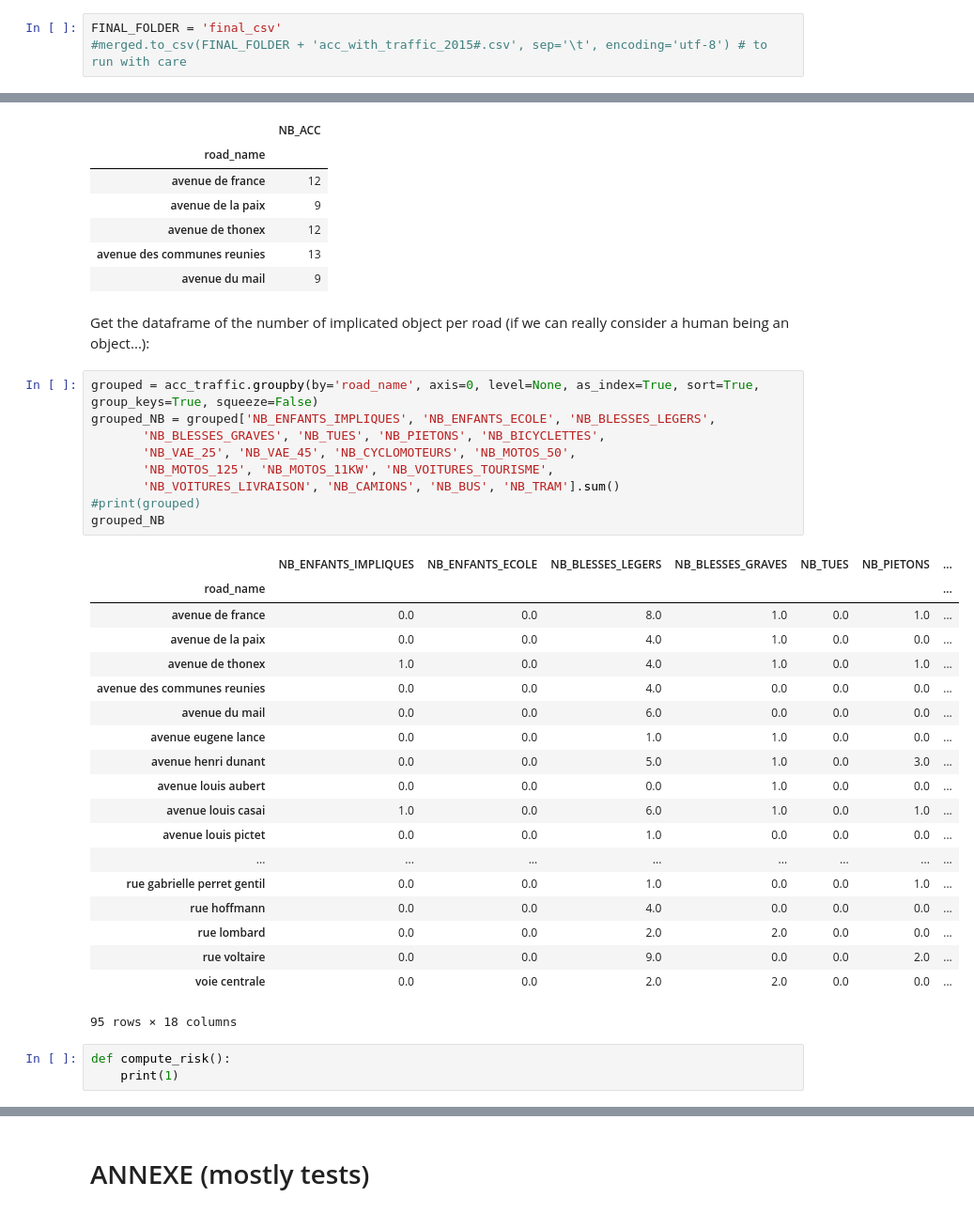
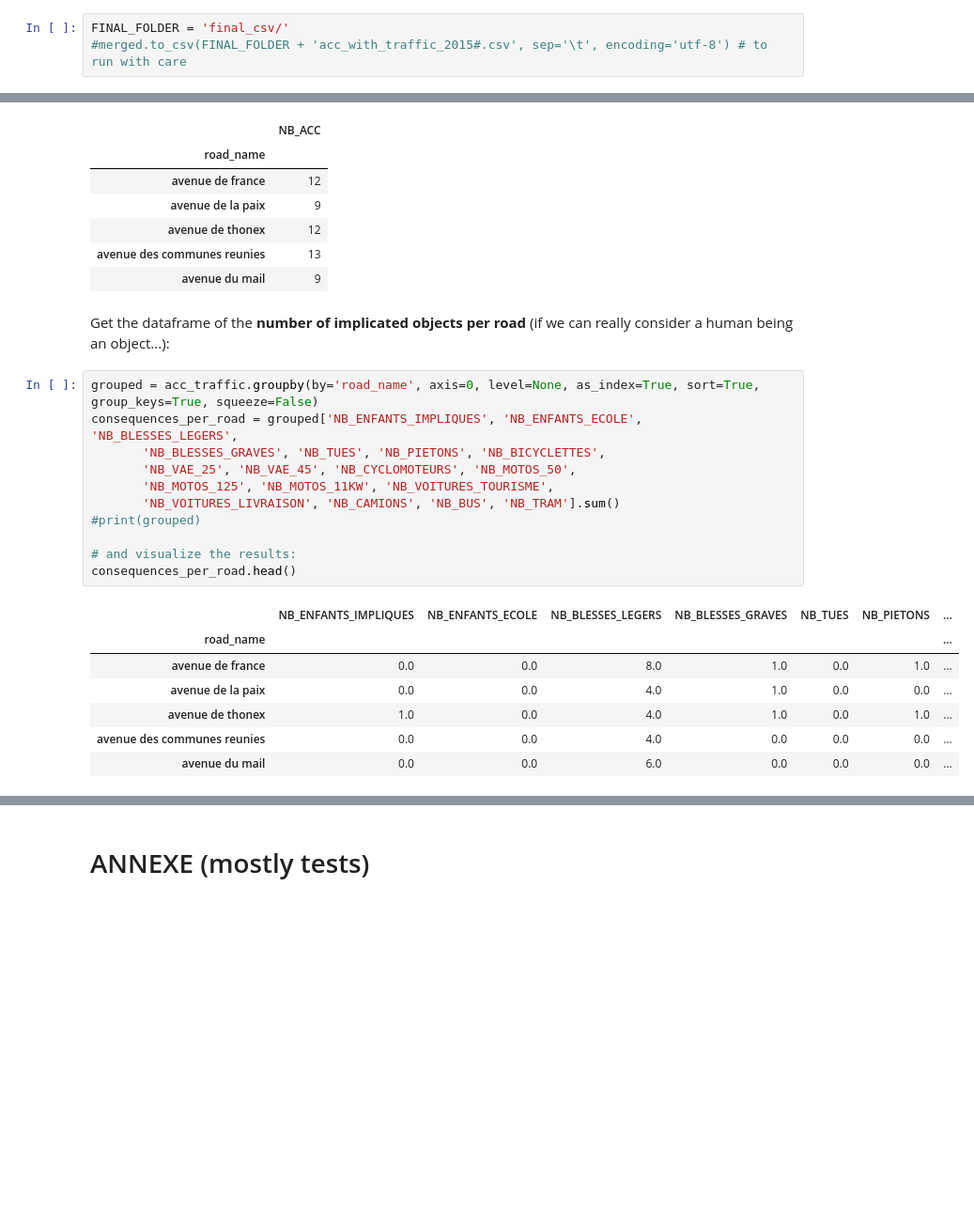
Before and after one commit to LucaZampieri/ADA_homework_LMX, a Jupyter notebook: LMX_Project/LUCA/Road_name_traffic.ipynb, the cells around one changed output, grey strips where cells are left out. Shown at 94% size. Saved outputs shown, nothing was run; the diff lists cells and outputs as text; blank space fills up the shorter version.

```diff
--- a/LMX_Project/LUCA/Road_name_traffic.ipynb
+++ b/LMX_Project/LUCA/Road_name_traffic.ipynb
@@ -802,6 +816,6 @@ We see that we lost 2/3 of our data. This was expectable since the traffic is no
 # %% [markdown]
 Write down in a csv file:
 # %%
-FINAL_FOLDER = 'final_csv'
+FINAL_FOLDER = 'final_csv/'
 #merged.to_csv(FINAL_FOLDER + 'acc_with_traffic_2015#.csv', sep='\t', encoding='utf-8') # to run with care
 # %% [markdown]
@@ -896,36 +883,23 @@ nb_acc_by_road.head()
 | avenue des communes reunies | 13 |
 | avenue du mail | 9 |
 # %% [markdown]
-Get the dataframe of the number of implicated object per road (if we can really consider a human being an object...):
+Get the dataframe of the **number of implicated objects per road** (if we can really consider a human being an object...):
 # %%
 grouped = acc_traffic.groupby(by='road_name', axis=0, level=None, as_index=True, sort=True, group_keys=True, squeeze=False)
-grouped_NB = grouped['NB_ENFANTS_IMPLIQUES', 'NB_ENFANTS_ECOLE', 'NB_BLESSES_LEGERS',
+consequences_per_road = grouped['NB_ENFANTS_IMPLIQUES', 'NB_ENFANTS_ECOLE', 'NB_BLESSES_LEGERS',
        'NB_BLESSES_GRAVES', 'NB_TUES', 'NB_PIETONS', 'NB_BICYCLETTES',
        'NB_VAE_25', 'NB_VAE_45', 'NB_CYCLOMOTEURS', 'NB_MOTOS_50',
        'NB_MOTOS_125', 'NB_MOTOS_11KW', 'NB_VOITURES_TOURISME',
        'NB_VOITURES_LIVRAISON', 'NB_CAMIONS', 'NB_BUS', 'NB_TRAM'].sum()
 #print(grouped)
-grouped_NB
+
+# and visualize the results:
+consequences_per_road.head()
 # %% [output]
 |  | NB_ENFANTS_IMPLIQUES | NB_ENFANTS_ECOLE | NB_BLESSES_LEGERS | NB_BLESSES_GRAVES | NB_TUES | NB_PIETONS | ... |
 | road_name |  |  |  |  |  |  | ... |
 | avenue de france | 0.0 | 0.0 | 8.0 | 1.0 | 0.0 | 1.0 | ... |
 | avenue de la paix | 0.0 | 0.0 | 4.0 | 1.0 | 0.0 | 0.0 | ... |
 | avenue de thonex | 1.0 | 0.0 | 4.0 | 1.0 | 0.0 | 1.0 | ... |
 | avenue des communes reunies | 0.0 | 0.0 | 4.0 | 0.0 | 0.0 | 0.0 | ... |
 | avenue du mail | 0.0 | 0.0 | 6.0 | 0.0 | 0.0 | 0.0 | ... |
-| avenue eugene lance | 0.0 | 0.0 | 1.0 | 1.0 | 0.0 | 0.0 | ... |
-| avenue henri dunant | 0.0 | 0.0 | 5.0 | 1.0 | 0.0 | 3.0 | ... |
-| avenue louis aubert | 0.0 | 0.0 | 0.0 | 1.0 | 0.0 | 0.0 | ... |
-| avenue louis casai | 1.0 | 0.0 | 6.0 | 1.0 | 0.0 | 1.0 | ... |
-| avenue louis pictet | 0.0 | 0.0 | 1.0 | 0.0 | 0.0 | 0.0 | ... |
-| ... | ... | ... | ... | ... | ... | ... | ... |
-| rue gabrielle perret gentil | 0.0 | 0.0 | 1.0 | 0.0 | 0.0 | 1.0 | ... |
-| rue hoffmann | 0.0 | 0.0 | 4.0 | 0.0 | 0.0 | 0.0 | ... |
-| rue lombard | 0.0 | 0.0 | 2.0 | 2.0 | 0.0 | 0.0 | ... |
-| rue voltaire | 0.0 | 0.0 | 9.0 | 0.0 | 0.0 | 2.0 | ... |
-| voie centrale | 0.0 | 0.0 | 2.0 | 2.0 | 0.0 | 0.0 | ... |
-95 rows × 18 columns
-# %%
-def compute_risk():
-    print(1)
```
Also changed, not shown: parts of 59 cells of this notebook, 2 other files.
